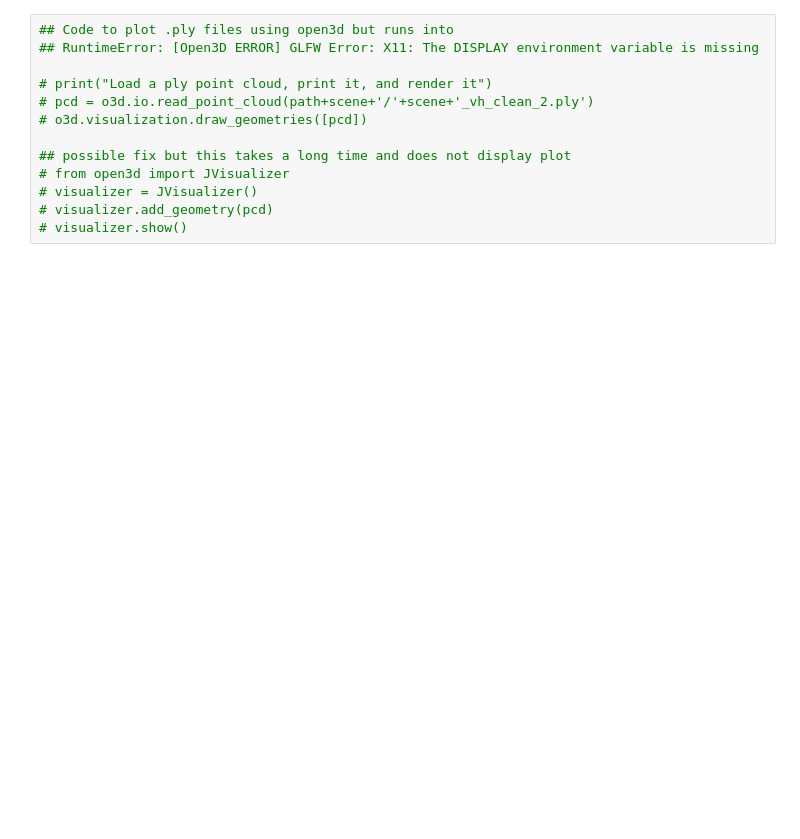
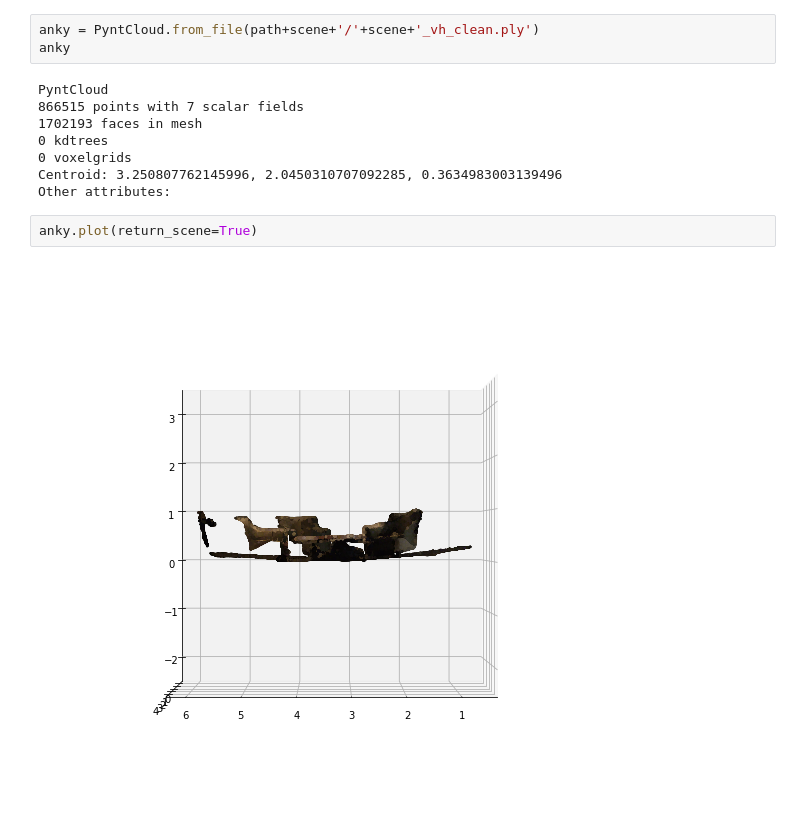
Before and after one commit to googleinterns/deep-3d-reconstruction, a Jupyter notebook: plot_scans.ipynb, the cells around one changed output. Saved outputs shown, nothing was run; the diff lists cells and outputs as text; blank space fills up the shorter version.

Commit message:
plots 3d reconstruction of scenes

```diff
--- a/plot_scans.ipynb
+++ b/plot_scans.ipynb
@@ -29,13 +29,15 @@ plt.show()
-# %%
-## Code to plot .ply files using open3d but runs into
-## RuntimeError: [Open3D ERROR] GLFW Error: X11: The DISPLAY environment variable is missing
-
-# print("Load a ply point cloud, print it, and render it")
-# pcd = o3d.io.read_point_cloud(path+scene+'/'+scene+'_vh_clean_2.ply')
-# o3d.visualization.draw_geometries([pcd])
-
-## possible fix but this takes a long time and does not display plot
-# from open3d import JVisualizer
-# visualizer = JVisualizer()
-# visualizer.add_geometry(pcd)
-# visualizer.show()
+# %%
+anky = PyntCloud.from_file(path+scene+'/'+scene+'_vh_clean.ply')
+anky
+# %% [output]
+PyntCloud
+866515 points with 7 scalar fields
+1702193 faces in mesh
+0 kdtrees
+0 voxelgrids
+Centroid: 3.250807762145996, 2.0450310707092285, 0.3634983003139496
+Other attributes:
+# %%
+anky.plot(return_scene=True)
+# %% [output]
+[figure, added]
```
Also changed, not shown: parts of 4 cells of this notebook.
